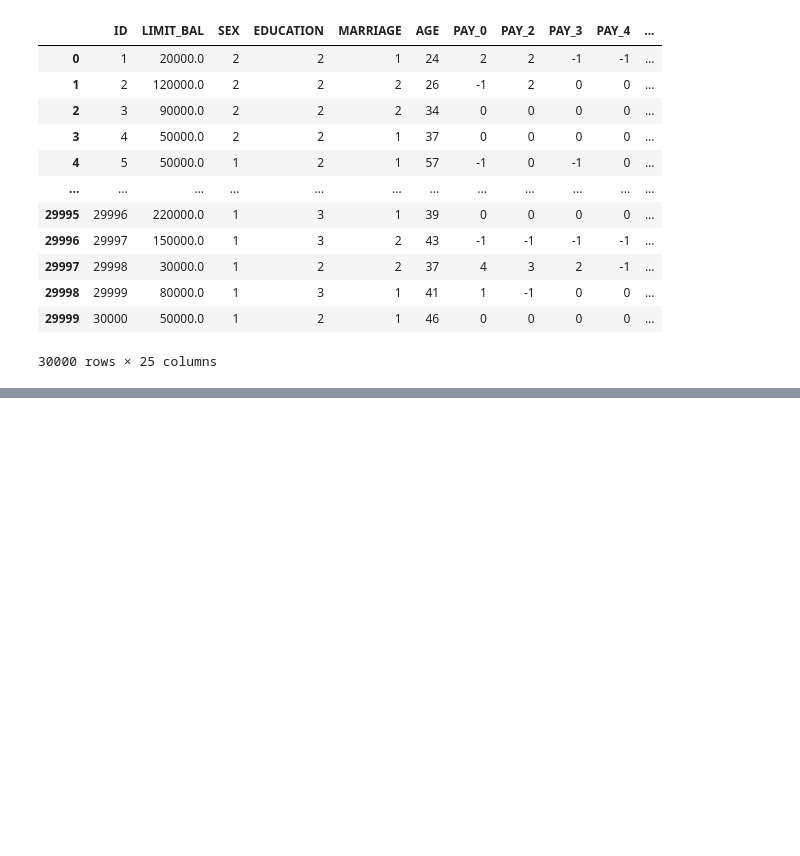
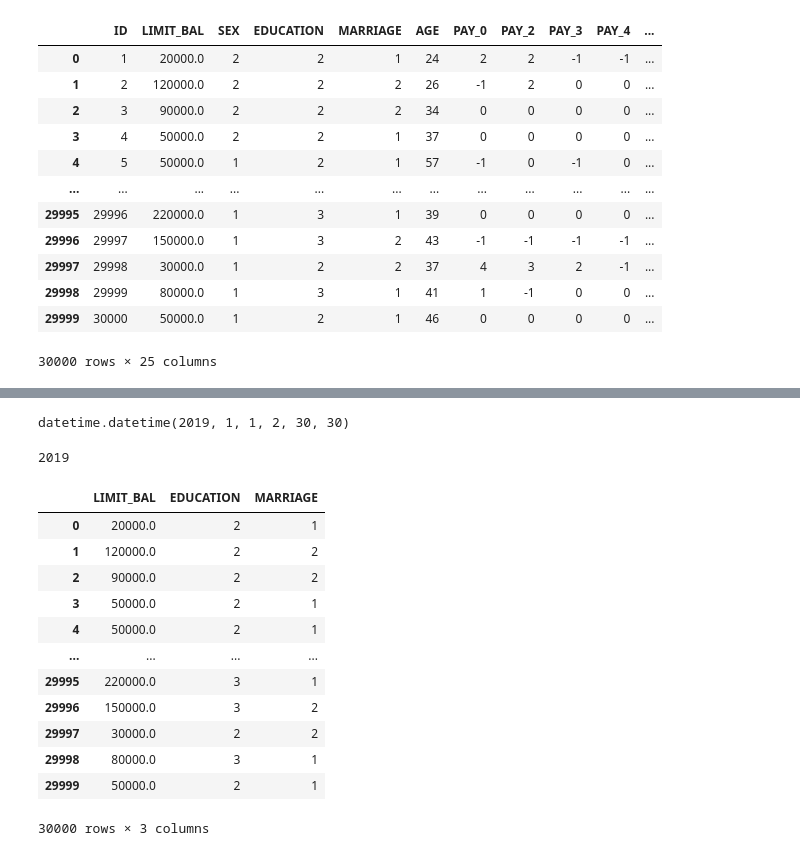
Before and after one commit to ibtesamfatma/DS_Projects, a Jupyter notebook: Credit_DM_Numpy_Pandas.ipynb, the cells around one changed output, grey strips where cells are left out. Saved outputs shown, nothing was run; the diff lists cells and outputs as text; code cells hidden in the pictures; blank space fills up the shorter version.

```diff
--- a/Credit_DM_Numpy_Pandas.ipynb
+++ b/Credit_DM_Numpy_Pandas.ipynb
@@ -508,0 +393,28 @@ limit_bal.loc[0]
+# %%
+mydatetime
+# %% [output]
+datetime.datetime(2019, 1, 1, 2, 30, 30)
+# %%
+mydatetime.year
+# %% [output]
+2019
+# %%
+# Pandas Pivot Tables
+
+dt = df[['LIMIT_BAL','EDUCATION','MARRIAGE']]
+# %%
+dt
+# %% [output]
+|  | LIMIT_BAL | EDUCATION | MARRIAGE |
+| 0 | 20000.0 | 2 | 1 |
+| 1 | 120000.0 | 2 | 2 |
+| 2 | 90000.0 | 2 | 2 |
+| 3 | 50000.0 | 2 | 1 |
+| 4 | 50000.0 | 2 | 1 |
+| ... | ... | ... | ... |
+| 29995 | 220000.0 | 3 | 1 |
+| 29996 | 150000.0 | 3 | 2 |
+| 29997 | 30000.0 | 2 | 2 |
+| 29998 | 80000.0 | 3 | 1 |
+| 29999 | 50000.0 | 2 | 1 |
+30000 rows × 3 columns
```
Also changed, not shown: parts of 79 cells of this notebook, 3 other files.
